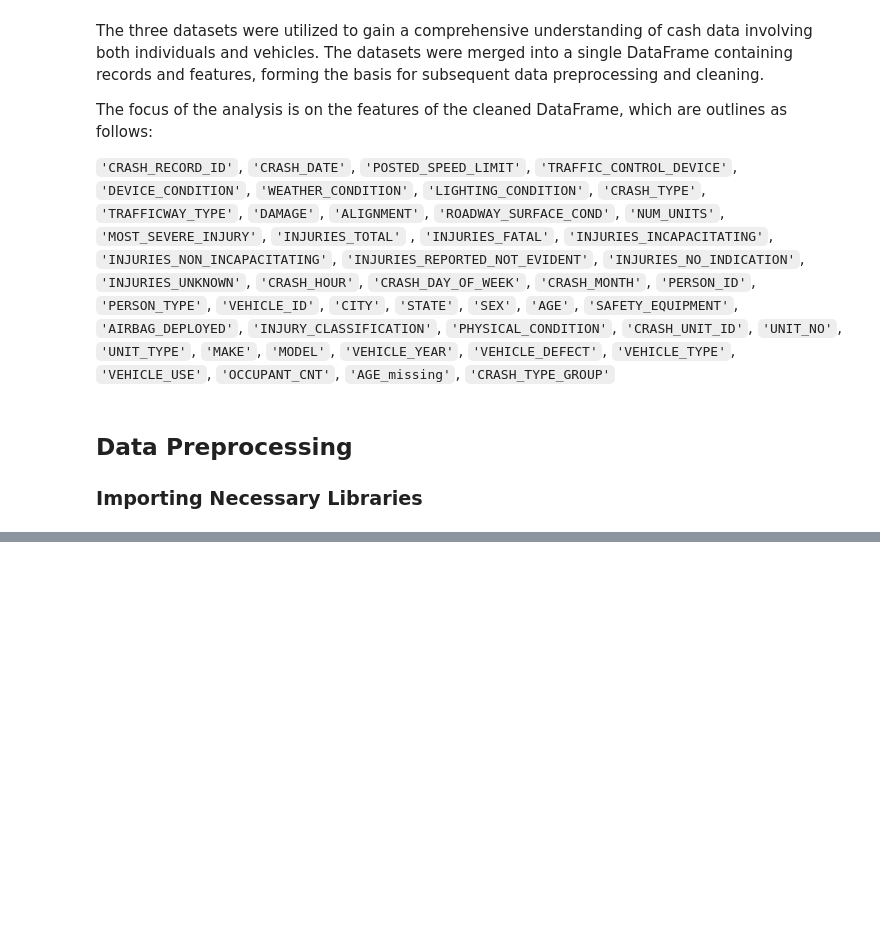
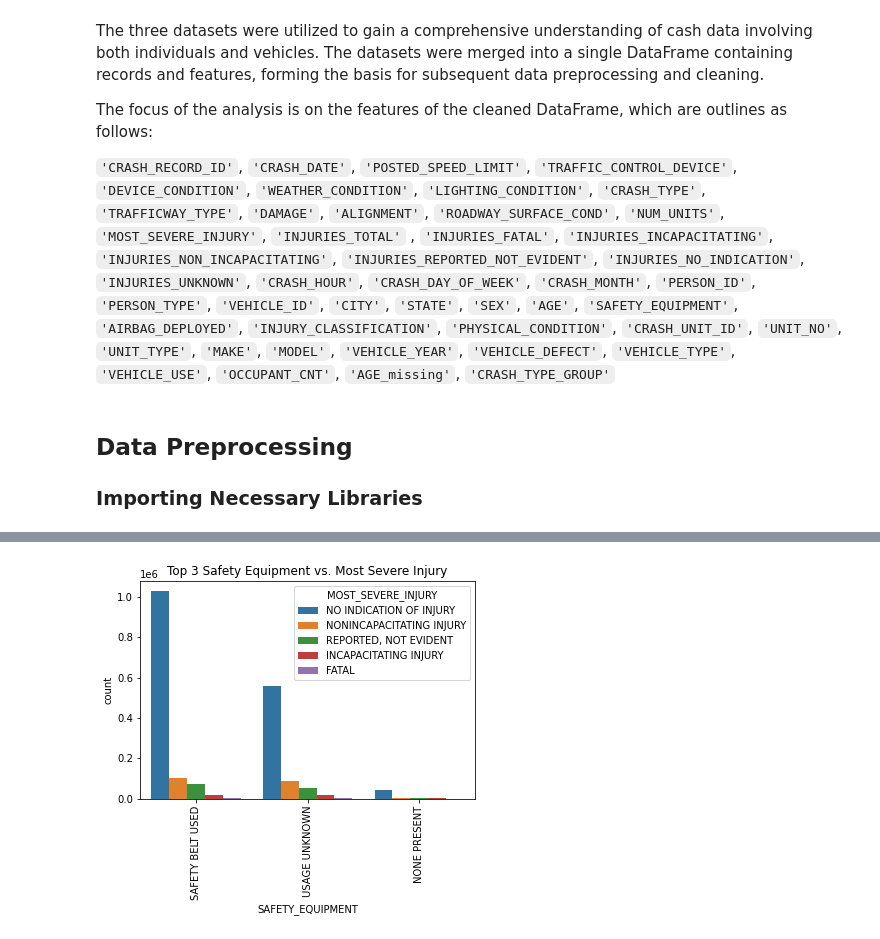
Before and after one commit to billysambasi/Group7_Phase4_Project, a Jupyter notebook: index.ipynb, the cells around one changed output, grey strips where cells are left out. Saved outputs shown, nothing was run; the diff lists cells and outputs as text; code cells hidden in the pictures; blank space fills up the shorter version.

```diff
--- a/index.ipynb
+++ b/index.ipynb
@@ -113,0 +216,13 @@ warnings.filterwarnings("ignore")
+# %%
+# Safety equipment vs. severity
+sns.countplot(x="SAFETY_EQUIPMENT",
+              hue="MOST_SEVERE_INJURY",
+              data=df_clean[df_clean["SAFETY_EQUIPMENT"].isin(
+                  df_clean["SAFETY_EQUIPMENT"].value_counts().nlargest(3).index
+                )]
+            )
+plt.title("Top 3 Safety Equipment vs. Most Severe Injury")
+plt.xticks(rotation=90)
+plt.show();
+# %% [output]
+[figure, added]
```
Also changed, not shown: parts of 57 cells of this notebook.
